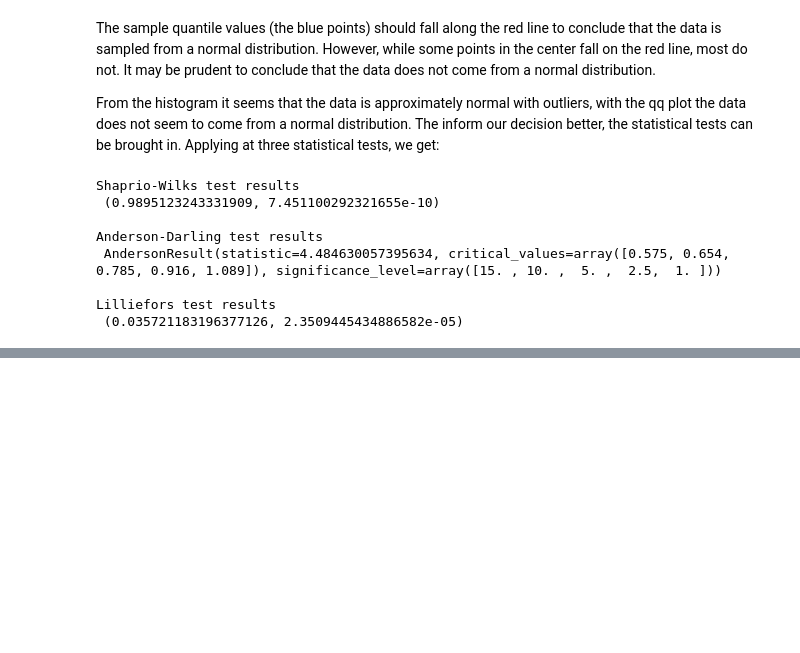
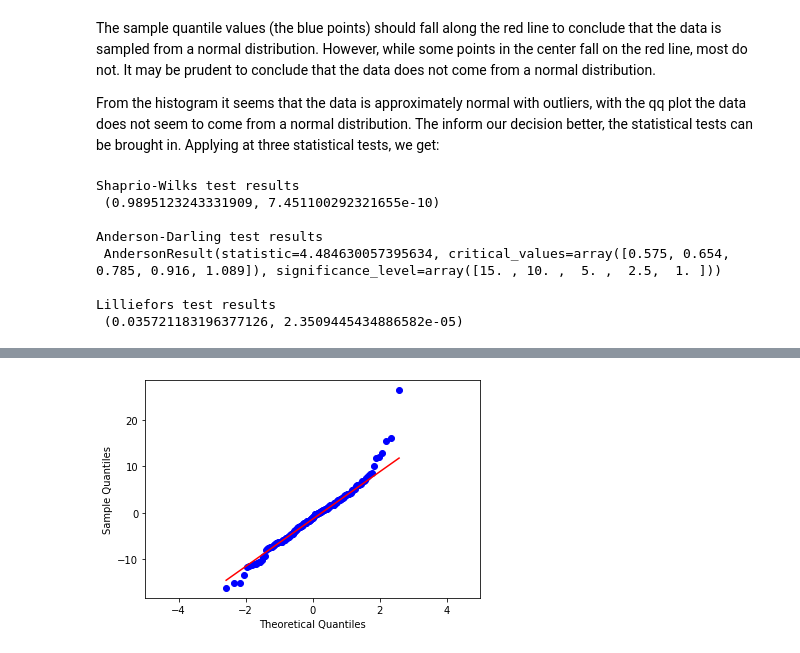
Before and after one commit to colaberry/DSin100days, a Jupyter notebook: notebooks/normality_tests/Normality tests- Using statistical tests.ipynb, the cells around one changed output, grey strips where cells are left out. Cells and saved outputs as stored; diff of their text form; code cells hidden in the pictures; blank space fills up the shorter version.

```diff
--- a/notebooks/normality_tests/Normality tests- Using statistical tests.ipynb
+++ b/notebooks/normality_tests/Normality tests- Using statistical tests.ipynb
@@ -300,0 +402,5 @@ sat_scores_data
+# %%
+# get the boston housing dataset
+boston_dataset = load_boston()
+target = boston_dataset.target
+boston_data = boston_dataset.data
@@ -300,0 +454,7 @@ sat_scores_data
+# %%
+# qq plot for distribution of residuals
+fig = sm.qqplot(residuals, sps.distributions.norm, loc=0, scale=1, line="q")
+plt.xlim([-5,5])
+plt.show()
+# %% [output]
+[figure, added]
```
Also changed, not shown: parts of 23 cells of this notebook.
